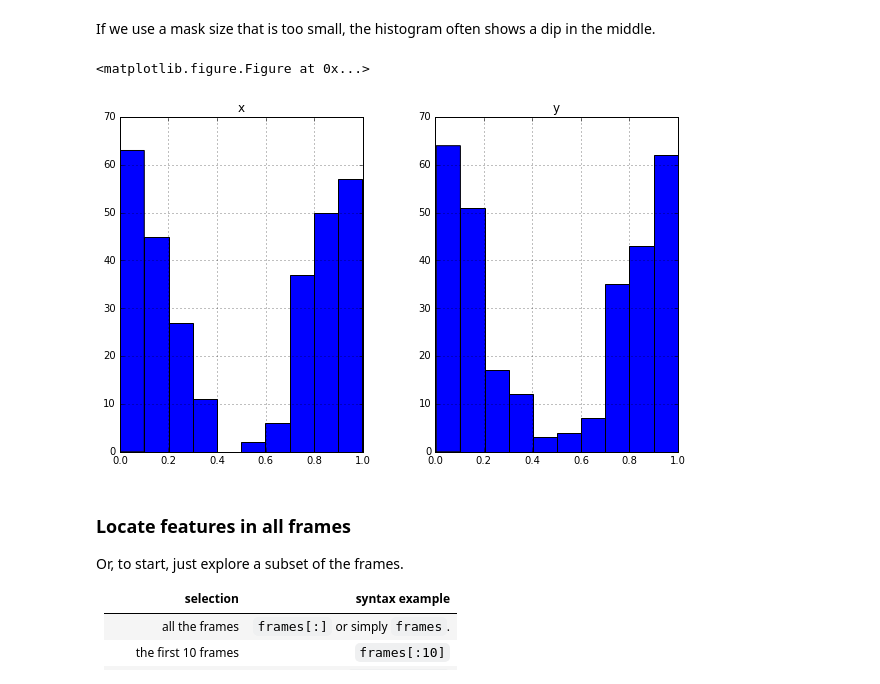
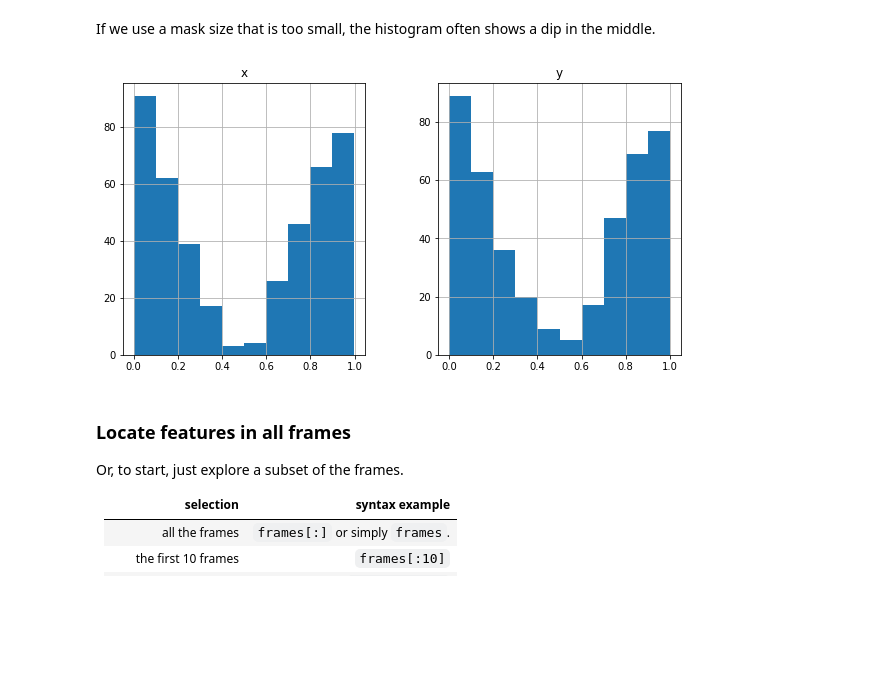
Before and after one commit to soft-matter/trackpy-examples, a Jupyter notebook: notebooks/walkthrough.ipynb, the cells around one changed output. Saved outputs shown, nothing was run; the diff lists cells and outputs as text; code cells hidden in the pictures; blank space fills up the shorter version.

```diff
--- a/notebooks/walkthrough.ipynb
+++ b/notebooks/walkthrough.ipynb
@@ -18,7 +18,7 @@ import matplotlib.pyplot as plt
 %matplotlib inline
 
 # Optionally, tweak styles.
-mpl.rc('figure',  figsize=(10, 6))
+mpl.rc('figure',  figsize=(10, 5))
 mpl.rc('image', cmap='gray')
 # %% [markdown]
 We also might want to use scientific Python libraries. Finally, we'll import ``trackpy`` itself and its sister project, `pims`.
@@ -162,11 +173,10 @@ tp.subpx_bias(f);
 # %% [markdown]
 If we use a mask size that is too small, the histogram often shows a dip in the middle.
 # %%
-plt.figure()
-tp.subpx_bias(tp.locate(frames[0], 7, invert=True, minmass=200));
+tp.subpx_bias(tp.locate(frames[0], 7, invert=True, minmass=0.5));
+plt.show()
 # %% [output]
-<matplotlib.figure.Figure at 0x...>
-[figure, old version]
+[figure, new version]
 # %% [markdown]
 ### Locate features in all frames
 Or, to start, just explore a subset of the frames.
```
Also changed, not shown: parts of 52 cells of this notebook.
